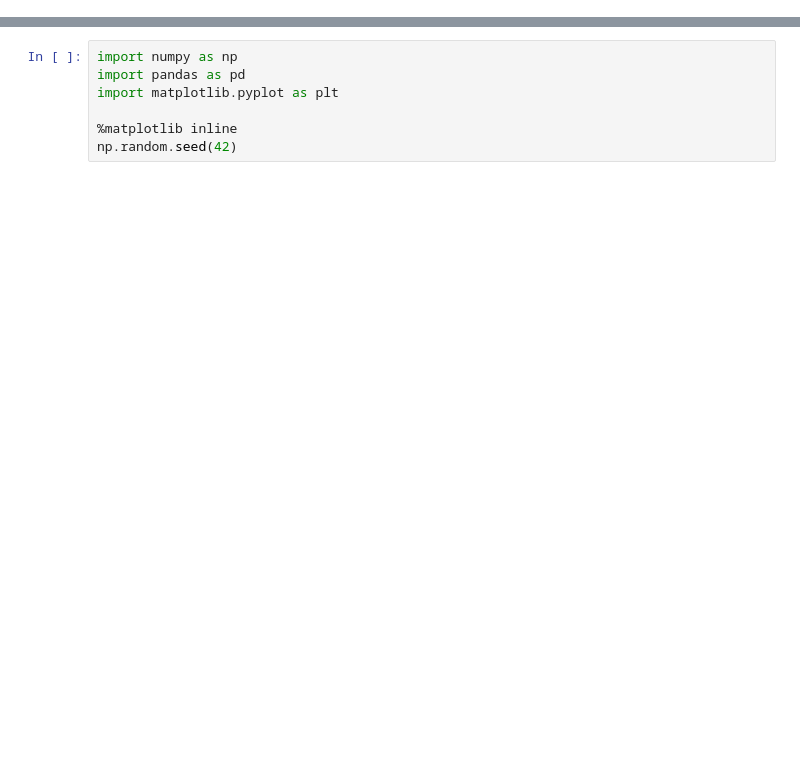
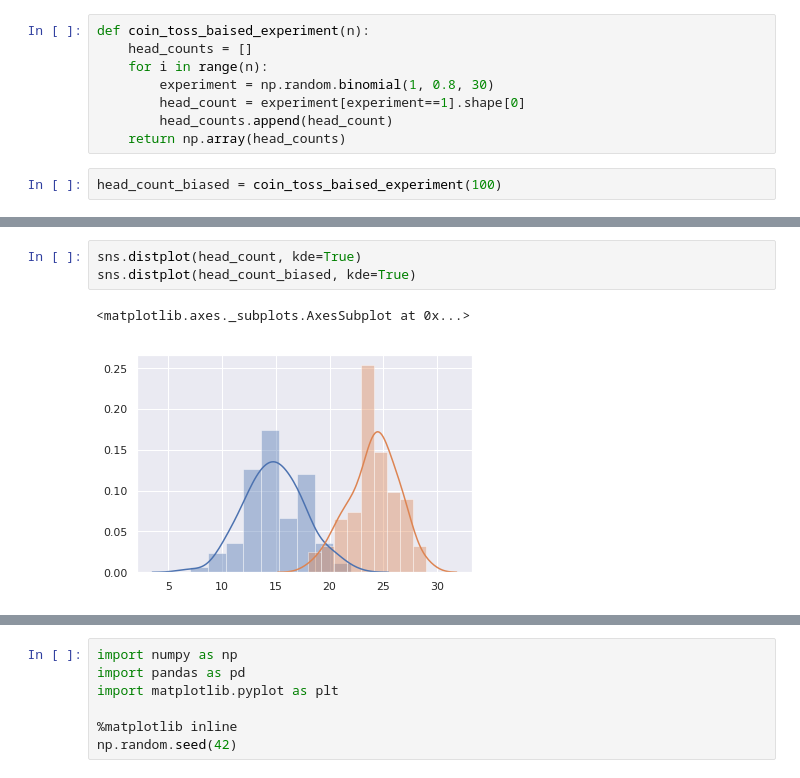
Before and after one commit to abhiksark/Google-Developer-Talk-NITRaipur, a Jupyter notebook: Probablity and Stats.ipynb, the cells around one changed output, grey strips where cells are left out. Drawn from its saved outputs; the diff is of its cells as text; blank space fills up the shorter version.

```diff
--- a/Probablity and Stats.ipynb
+++ b/Probablity and Stats.ipynb
@@ -0,0 +42,10 @@
+# %%
+def coin_toss_baised_experiment(n):
+    head_counts = []
+    for i in range(n):
+        experiment = np.random.binomial(1, 0.8, 30)
+        head_count = experiment[experiment==1].shape[0]
+        head_counts.append(head_count)
+    return np.array(head_counts)
+# %%
+head_count_biased = coin_toss_baised_experiment(100)
@@ -0,0 +56,6 @@
+# %%
+sns.distplot(head_count, kde=True)
+sns.distplot(head_count_biased, kde=True)
+# %% [output]
+<matplotlib.axes._subplots.AxesSubplot at 0x...>
+[figure, added]
```
Also changed, not shown: parts of 27 cells of this notebook, 1 other file.
